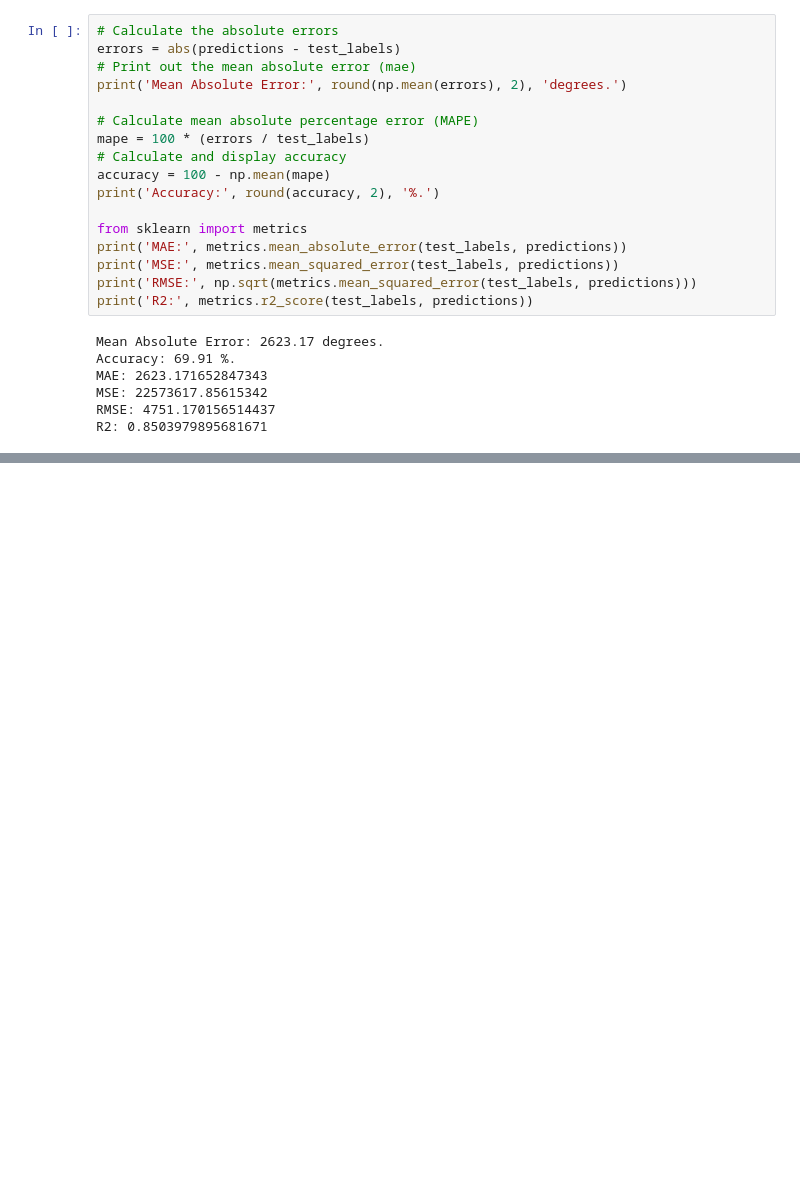
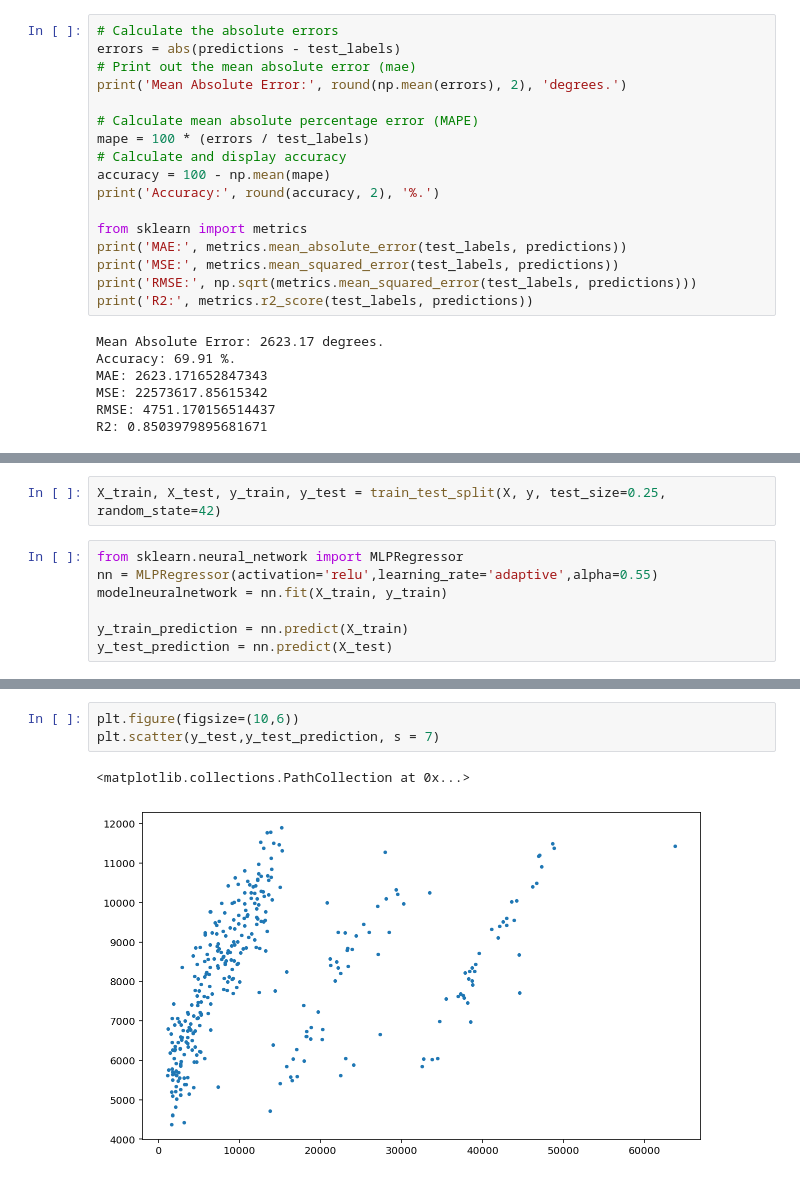
Before and after one commit to shubhamrpatel/Advance-Data-Science, a Jupyter notebook: Final Project/Models_version1.ipynb, the cells around one changed output, grey strips where cells are left out. Cells and saved outputs as stored; diff of their text form; blank space fills up the shorter version.

```diff
--- a/Final Project/Models_version1.ipynb
+++ b/Final Project/Models_version1.ipynb
@@ -132,0 +164,9 @@ R2: 0.8503979895681671
+# %%
+X_train, X_test, y_train, y_test = train_test_split(X, y, test_size=0.25, random_state=42)
+# %%
+from sklearn.neural_network import MLPRegressor
+nn = MLPRegressor(activation='relu',learning_rate='adaptive',alpha=0.55)
+modelneuralnetwork = nn.fit(X_train, y_train)
+
+y_train_prediction = nn.predict(X_train)
+y_test_prediction = nn.predict(X_test)
@@ -132,0 +185,6 @@ R2: 0.8503979895681671
+# %%
+plt.figure(figsize=(10,6))
+plt.scatter(y_test,y_test_prediction, s = 7)
+# %% [output]
+<matplotlib.collections.PathCollection at 0x...>
+[figure, added]
```
Also changed, not shown: parts of 15 cells of this notebook.
